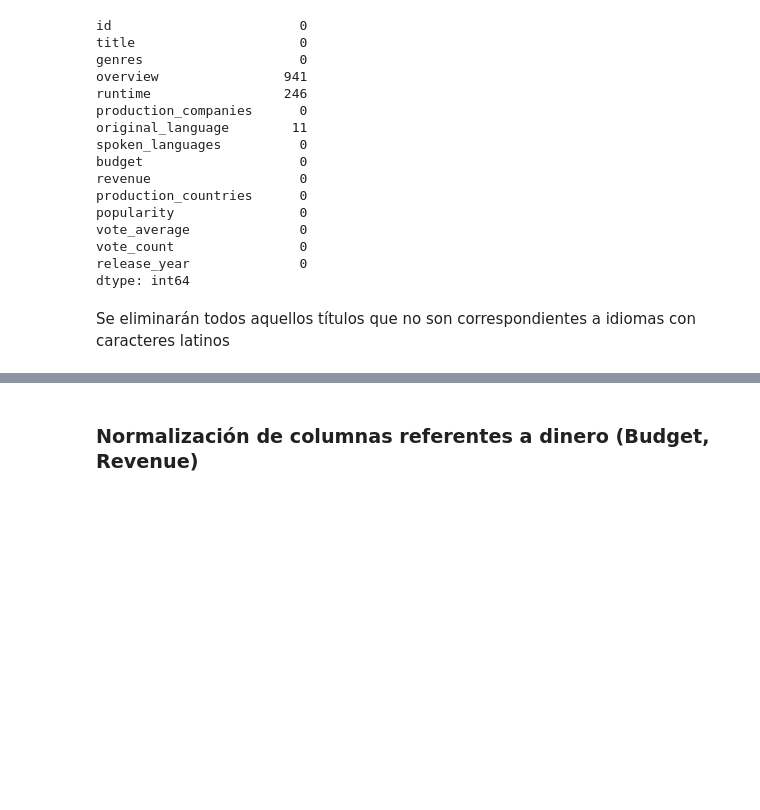
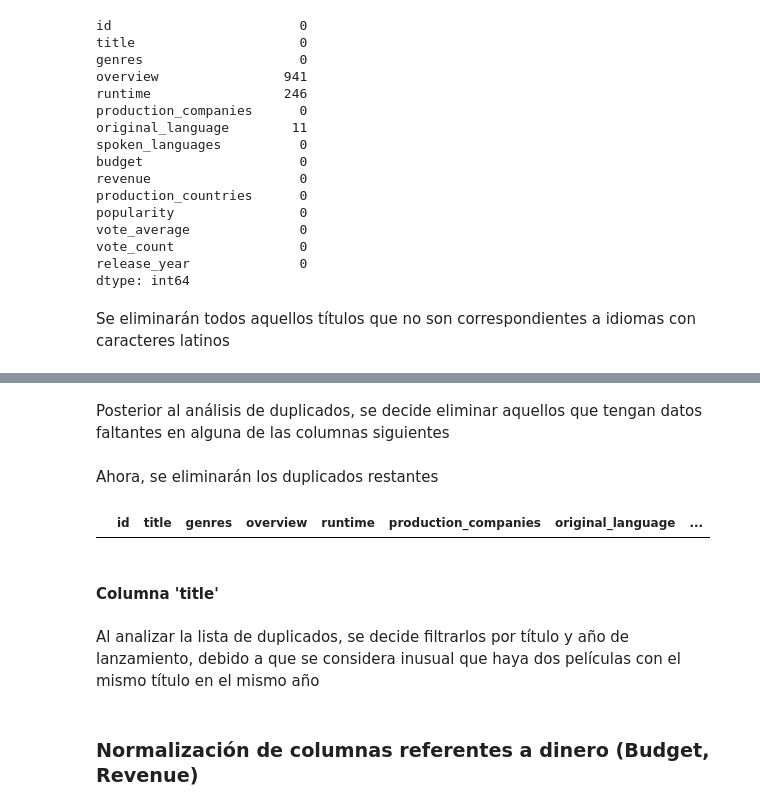
Before and after one commit to alejocampos1/Movies_Recommendation_2024, a Jupyter notebook: Notebooks/eda.ipynb, the cells around one changed output, grey strips where cells are left out. Saved outputs shown, nothing was run; the diff lists cells and outputs as text; code cells hidden in the pictures; blank space fills up the shorter version.

Commit message:
13 SET - Ajustes en transformación de datos

```diff
--- a/Notebooks/eda.ipynb
+++ b/Notebooks/eda.ipynb
@@ -146,0 +156,2 @@ df_movies_filtered = df_movies_filtered[df_movies_filtered['title'].apply(lambda
+# %% [markdown]
+Posterior al análisis de duplicados, se decide eliminar aquellos que tengan datos faltantes en alguna de las columnas siguientes
@@ -146,0 +171,2 @@ df_movies_filtered = df_movies_filtered[df_movies_filtered['title'].apply(lambda
+# %% [markdown]
+Ahora, se eliminarán los duplicados restantes
@@ -146,0 +175,7 @@ df_movies_filtered = df_movies_filtered[df_movies_filtered['title'].apply(lambda
+# %%
+duplicados = df_movies_filtered[df_movies_filtered.duplicated(subset=['id'], keep=False)].sort_values('id')
+duplicados.head(2)
+# %% [output]
+|  | id | title | genres | overview | runtime | production_companies | original_language | ... |
+# %% [markdown]
+#### Columna 'title'
@@ -146,0 +184,2 @@ df_movies_filtered = df_movies_filtered[df_movies_filtered['title'].apply(lambda
+# %% [markdown]
+Al analizar la lista de duplicados, se decide filtrarlos por título y año de lanzamiento, debido a que se considera inusual que haya dos películas con el mismo título en el mismo año
```
Also changed, not shown: parts of 14 cells of this notebook, 4 other files.
